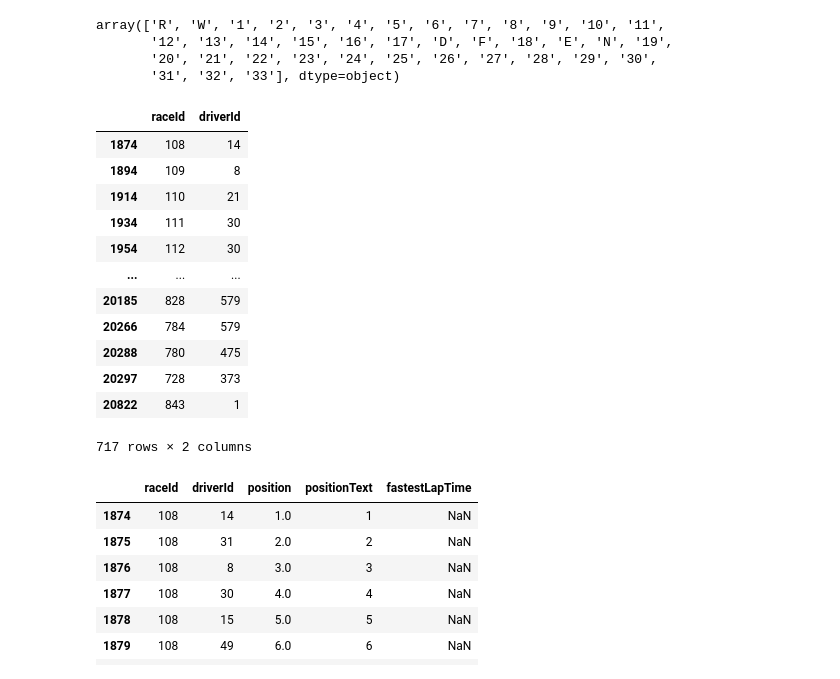
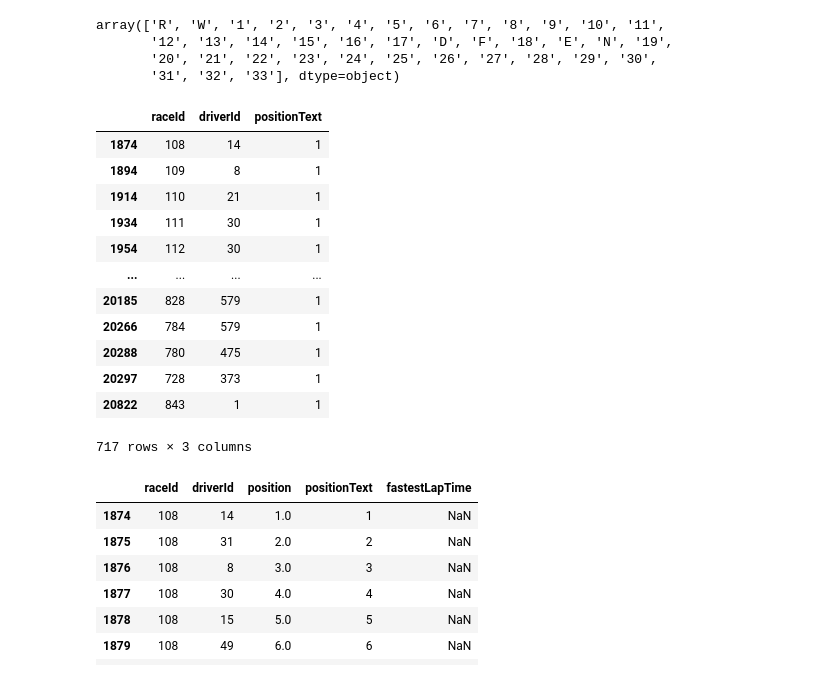
Before and after one commit to yuminghuang23/f1-Data-Analysis, a Jupyter notebook: Explore & Cleaning - Data Analyst Assignment.ipynb, the cells around one changed output. Saved outputs shown, nothing was run; the diff lists cells and outputs as text; code cells hidden in the pictures.

```diff
--- a/Explore & Cleaning - Data Analyst Assignment.ipynb
+++ b/Explore & Cleaning - Data Analyst Assignment.ipynb
@@ -249,21 +276,21 @@ array(['R', 'W', '1', '2', '3', '4', '5', '6', '7', '8', '9', '10', '11',
        '31', '32', '33'], dtype=object)
 # %%
 # check if there are missing times for position at 1
-results[['raceId', 'driverId']][(results['fastestLap'].isna()) & (results['positionText'] == '1')]
+results[['raceId', 'driverId','positionText']][(results['fastestLap'].isna()) & (results['positionText'] == '1')]
 # %% [output]
-|  | raceId | driverId |
-| 1874 | 108 | 14 |
-| 1894 | 109 | 8 |
-| 1914 | 110 | 21 |
-| 1934 | 111 | 30 |
-| 1954 | 112 | 30 |
-| ... | ... | ... |
-| 20185 | 828 | 579 |
-| 20266 | 784 | 579 |
-| 20288 | 780 | 475 |
-| 20297 | 728 | 373 |
-| 20822 | 843 | 1 |
+|  | raceId | driverId | positionText |
+| 1874 | 108 | 14 | 1 |
+| 1894 | 109 | 8 | 1 |
+| 1914 | 110 | 21 | 1 |
+| 1934 | 111 | 30 | 1 |
+| 1954 | 112 | 30 | 1 |
+| ... | ... | ... | ... |
+| 20185 | 828 | 579 | 1 |
+| 20266 | 784 | 579 | 1 |
+| 20288 | 780 | 475 | 1 |
+| 20297 | 728 | 373 | 1 |
+| 20822 | 843 | 1 | 1 |
-717 rows × 2 columns
+717 rows × 3 columns
 # %%
 # check a random raceId
 results[['raceId', 'driverId', 'position', 'positionText', 'fastestLapTime']][(results['raceId']==108)]
```
Also changed, not shown: parts of 5 cells of this notebook, 13 other files.
